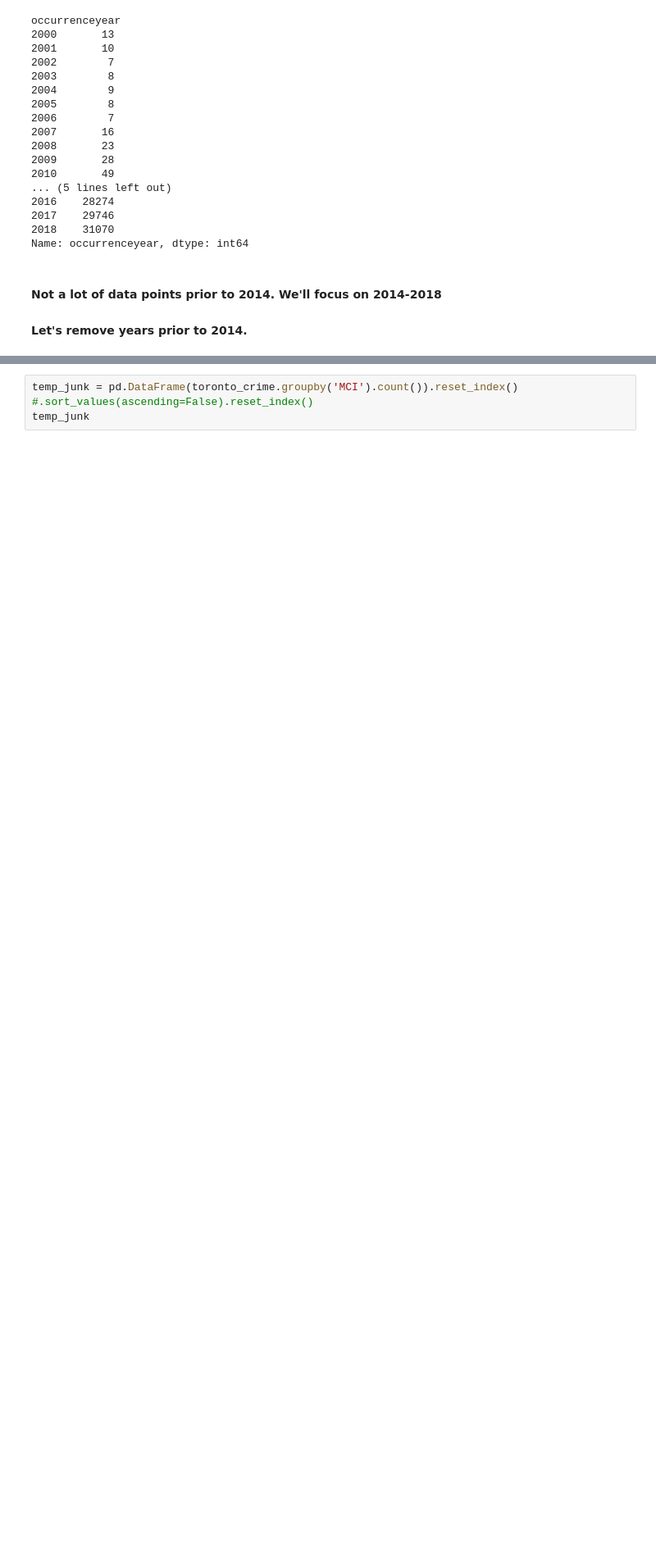
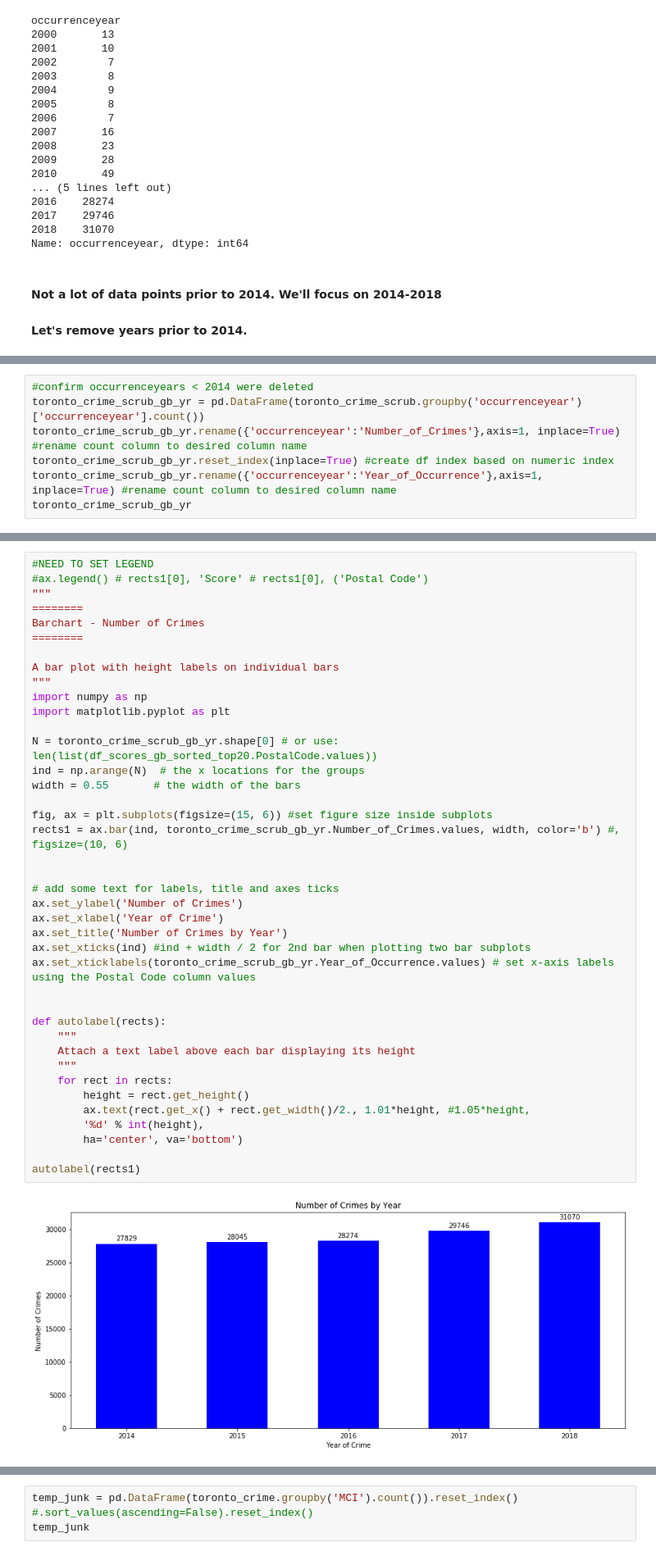
Before and after one commit to jboyce95/Coursera-IBM-DS-Capstone_Wk4-5, a Jupyter notebook: Coursera_Capstone_Toronto_Wk4-5.ipynb, the cells around one changed output, grey strips where cells are left out. Shown at 82% size. Saved outputs shown, nothing was run; the diff lists cells and outputs as text; blank space fills up the shorter version.

Commit message:
added plot to of total crimes by year

```diff
--- a/Coursera_Capstone_Toronto_Wk4-5.ipynb
+++ b/Coursera_Capstone_Toronto_Wk4-5.ipynb
@@ -1375,0 +1360,7 @@ Name: occurrenceyear, dtype: int64
+# %%
+#confirm occurrenceyears < 2014 were deleted
+toronto_crime_scrub_gb_yr = pd.DataFrame(toronto_crime_scrub.groupby('occurrenceyear')['occurrenceyear'].count())
+toronto_crime_scrub_gb_yr.rename({'occurrenceyear':'Number_of_Crimes'},axis=1, inplace=True) #rename count column to desired column name
+toronto_crime_scrub_gb_yr.reset_index(inplace=True) #create df index based on numeric index
+toronto_crime_scrub_gb_yr.rename({'occurrenceyear':'Year_of_Occurrence'},axis=1, inplace=True) #rename count column to desired column name
+toronto_crime_scrub_gb_yr
@@ -1377,0 +1377,42 @@ Name: occurrenceyear, dtype: int64
+# %%
+#NEED TO SET LEGEND
+#ax.legend() # rects1[0], 'Score' # rects1[0], ('Postal Code')
+"""
+========
+Barchart - Number of Crimes
+========
+
+A bar plot with height labels on individual bars
+"""
+import numpy as np
+import matplotlib.pyplot as plt
+
+N = toronto_crime_scrub_gb_yr.shape[0] # or use: len(list(df_scores_gb_sorted_top20.PostalCode.values))
+ind = np.arange(N)  # the x locations for the groups
+width = 0.55       # the width of the bars
+
+fig, ax = plt.subplots(figsize=(15, 6)) #set figure size inside subplots
+rects1 = ax.bar(ind, toronto_crime_scrub_gb_yr.Number_of_Crimes.values, width, color='b') #, figsize=(10, 6)
+
+
+# add some text for labels, title and axes ticks
+ax.set_ylabel('Number of Crimes')
+ax.set_xlabel('Year of Crime')
+ax.set_title('Number of Crimes by Year')
+ax.set_xticks(ind) #ind + width / 2 for 2nd bar when plotting two bar subplots
+ax.set_xticklabels(toronto_crime_scrub_gb_yr.Year_of_Occurrence.values) # set x-axis labels using the Postal Code column values
+
+
+def autolabel(rects):
+    """
+    Attach a text label above each bar displaying its height
+    """
+    for rect in rects:
+        height = rect.get_height()
+        ax.text(rect.get_x() + rect.get_width()/2., 1.01*height, #1.05*height,
+        '%d' % int(height),
+        ha='center', va='bottom')
+
+autolabel(rects1)
+# %% [output]
+[figure, added]
```
Also changed, not shown: parts of 6 cells of this notebook.
